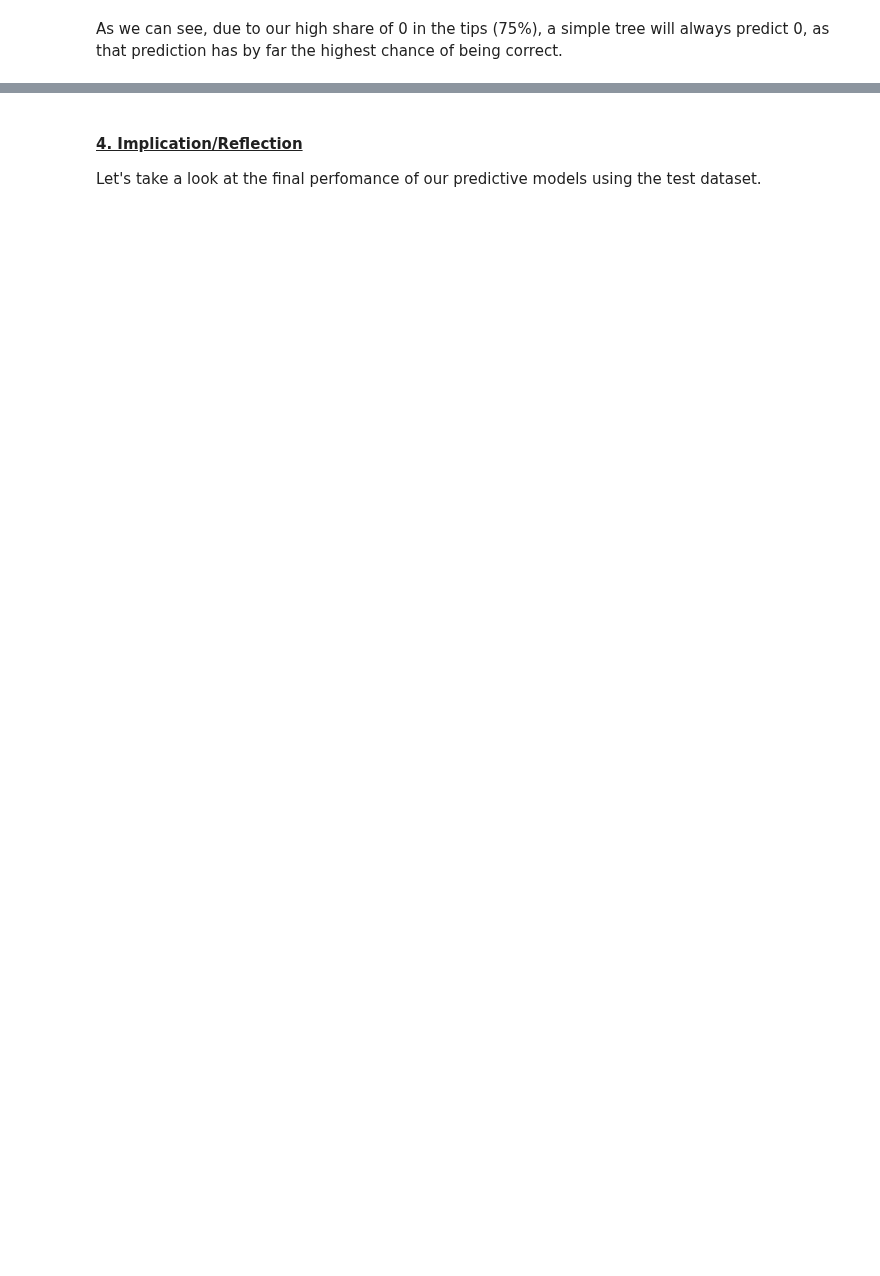
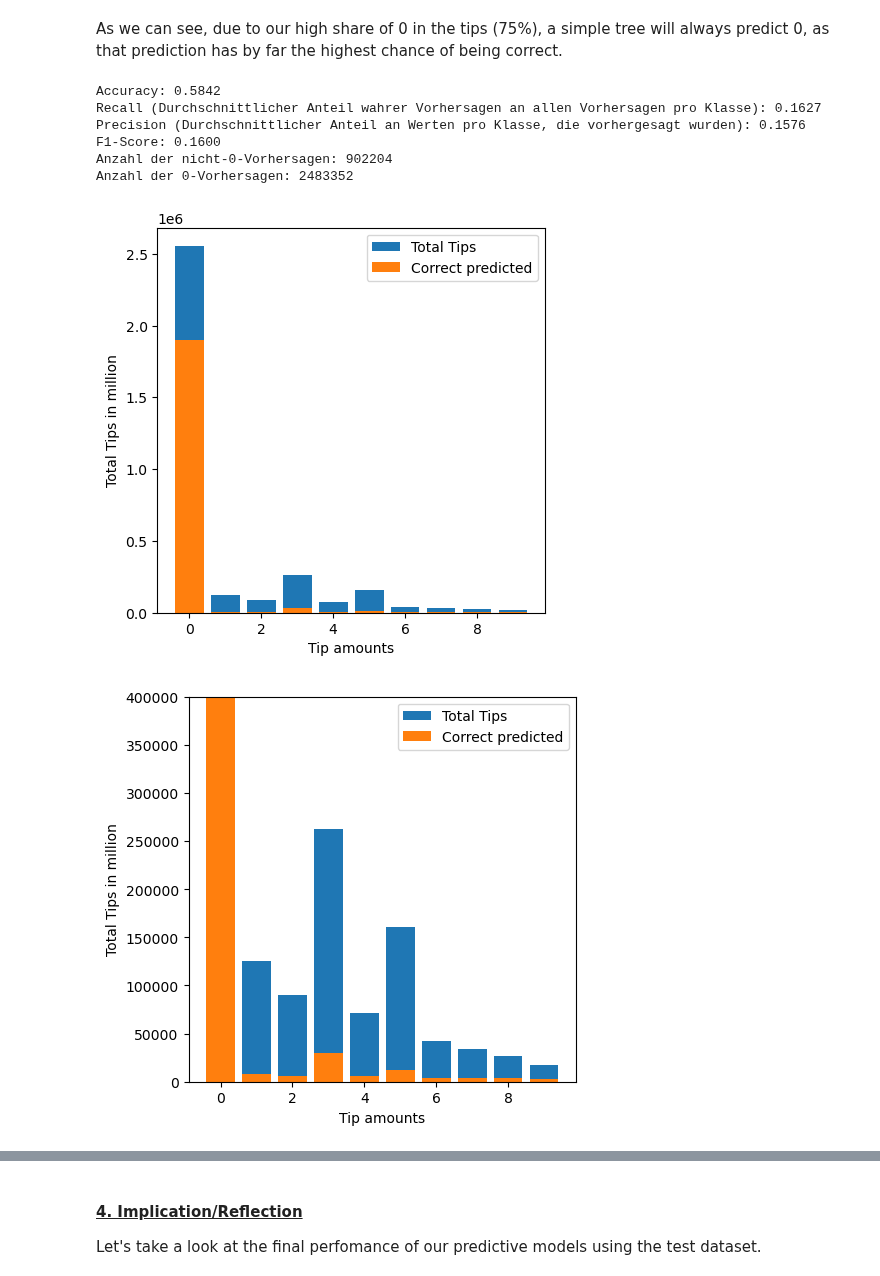
Before and after one commit to mrennefo/DSML-Project, a Jupyter notebook: DSML-Project.ipynb, the cells around one changed output, grey strips where cells are left out. Saved outputs shown, nothing was run; the diff lists cells and outputs as text; code cells hidden in the pictures; blank space fills up the shorter version.

```diff
--- a/DSML-Project.ipynb
+++ b/DSML-Project.ipynb
@@ -395,0 +429,19 @@ def show_correctness(predictions, y_val_data, max=None):
+# %%
+def show_correctness(predictions, y_val_data, max=None):
+    plt.figure(figsize=(5, 5))
+    right_counts = []
+    sum = []
+    for i in range(int(y_val_data.max()) + 1):
+        right_predictions = ((predictions == i) & (y_val_data == i)).sum()
+        sum_predictions = (y_val_data == i).sum()
+        right_counts.append(right_predictions)
+        sum.append(sum_predictions)
+    tips = range(int(y_val_data.max()) + 1)
+    plt.bar(tips, sum, label = "Total Tips")
+    plt.bar(tips, right_counts, label = "Correct predicted")
+    plt.ylabel("Total Tips in million")
+    plt.xlabel("Tip amounts")
+    plt.legend()
+    if max is not None:
+        plt.ylim(0, max)
+    plt.show()
@@ -396,5 +469,5 @@ def show_correctness(predictions, y_val_data, max=None):
 # %%
-model = DecisionTreeClassifier(max_depth=5, random_state = 42)
-model.fit(x_train_data_scaled, y_train_data)
-predictions = model.predict(x_val_data_scaled)
+tree_model = DecisionTreeClassifier(max_depth=5, random_state = 42)
+tree_model.fit(x_train_data, y_train_data)
+predictions = tree_model.predict(x_val_data)
 tree_performance_test(predictions, y_val_data)
@@ -401,9 +482,18 @@ tree_performance_test(predictions, y_val_data)
 # %% [markdown]
 As we can see, due to our high share of 0 in the tips (75%), a simple tree will always predict 0, as that prediction has by far the highest chance of being correct.
 # %%
-model = DecisionTreeClassifier(max_depth=60, random_state = 42)
-model.fit(x_train_data_scaled, y_train_data)
-predictions = model.predict(x_val_data_scaled)
+tree_model = DecisionTreeClassifier(max_depth=60, random_state = 42)
+tree_model.fit(x_train_data, y_train_data)
+predictions = tree_model.predict(x_val_data)
 tree_performance_test(predictions, y_val_data)
 show_correctness(predictions, y_val_data)
-show_correctness(predictions, y_val_data, max=500000)
+show_correctness(predictions, y_val_data, max=400000)
+# %% [output]
+Accuracy: 0.5842
+Recall (Durchschnittlicher Anteil wahrer Vorhersagen an allen Vorhersagen pro Klasse): 0.1627
+Precision (Durchschnittlicher Anteil an Werten pro Klasse, die vorhergesagt wurden): 0.1576
+F1-Score: 0.1600
+Anzahl der nicht-0-Vorhersagen: 902204
+Anzahl der 0-Vorhersagen: 2483352
+[figure, added]
+[figure, added]
```
Also changed, not shown: parts of 33 cells of this notebook.
